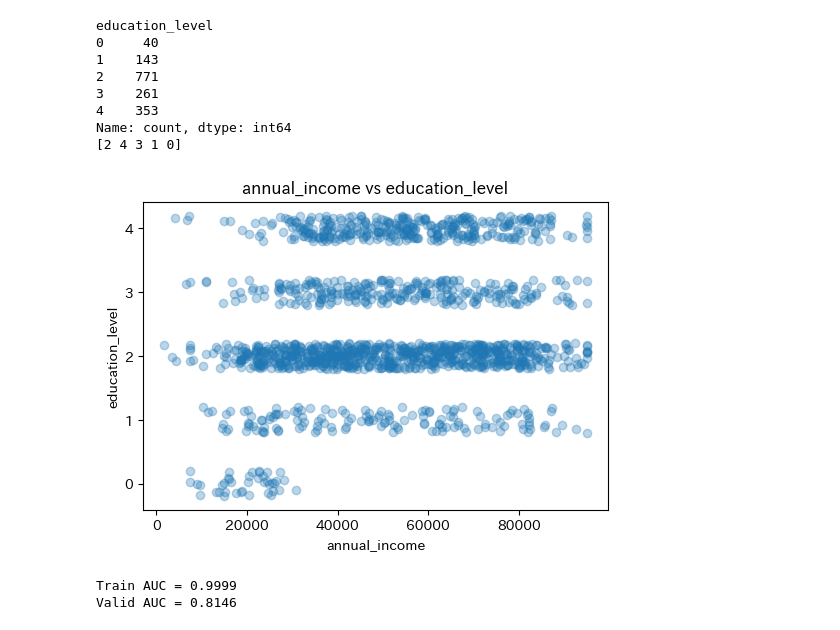
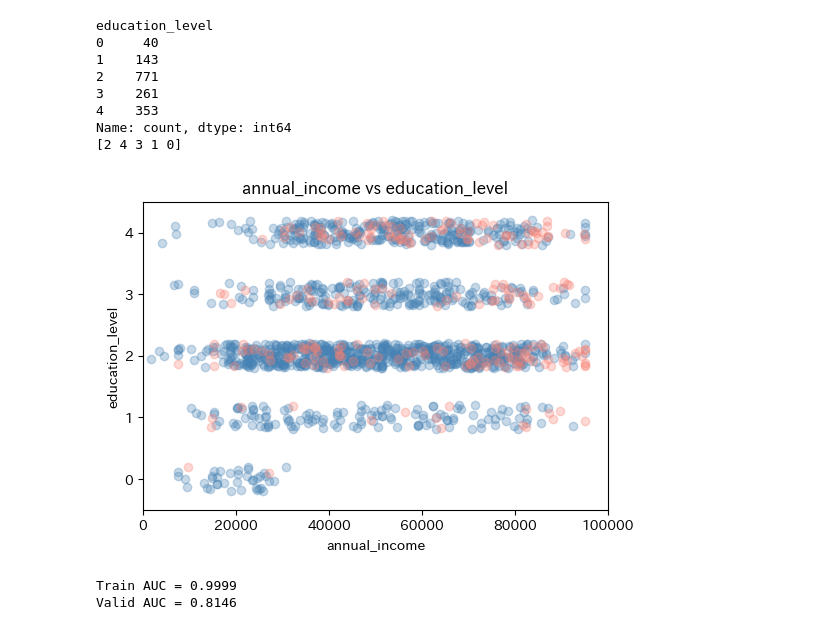
Before and after one commit to atsuro0415/GCI, a Jupyter notebook: 260620_コンペ2_try16.ipynb, the cells around one changed output. Saved outputs shown, nothing was run; the diff lists cells and outputs as text; code cells hidden in the pictures.

```diff
--- a/260620_コンペ2_try16.ipynb
+++ b/260620_コンペ2_try16.ipynb
@@ -250,34 +247,50 @@ Name: count, dtype: int64
 # %%
 #2軸散布図
 import matplotlib.pyplot as plt
 
 plt.figure(figsize=(6, 4))
-plt.scatter(train['annual_income'],
-             train['education_level'] + np.random.uniform(-0.2, 0.2, len(train)),  # jitter
-            alpha=0.3)
+
+# target=0
+sub0 = train[train['target'] == 0]
+plt.scatter(sub0['annual_income'],
+            sub0['education_level'] + np.random.uniform(-0.2, 0.2, len(sub0)),  # ← len(sub0)
+            alpha=0.3, color='steelblue', label='target=0')
+
+# target=1
+sub1 = train[train['target'] == 1]
+plt.scatter(sub1['annual_income'],
+            sub1['education_level'] + np.random.uniform(-0.2, 0.2, len(sub1)),  # ← len(sub1)
+            alpha=0.3, color='salmon', label='target=1')
+
+
+#plt.scatter(train['annual_income'],
+             #train['education_level'] + np.random.uniform(-0.2, 0.2, len(train)),  # jitter
+            #alpha=0.3)
 #alpha=0.3（透明度）と jitter（縦方向にランダムにずらす）を加えることで、重なりが解消されて傾向が見えやすくなります。
 plt.xlabel('annual_income')
 plt.ylabel('education_level')
+plt.xlim(0, 100000)      # X軸: 0〜200000 に制限
+plt.ylim(-0.5, 4.5)      # Y軸: -0.5〜4.5 に制限
 plt.title('annual_income vs education_level')
 plt.show()
 
 # 2軸散布図
 
 #edu_order = ['Below College', 'College', 'Bachelor', 'Master', 'Doctor']
 #edu_numeric = train['education_level'].map({v: i for i, v in enumerate(edu_order)})
 
 
 #plt.figure(figsize=(6, 4))
 #plt.scatter(train['annual_income'],
             #edu_numeric + np.random.uniform(-0.2, 0.2, len(train)),
             #alpha=0.3)
 #plt.xlabel('annual_income')
 #plt.yticks(range(len(edu_order)), edu_order)
 #plt.ylabel('education_level')
 #plt.title('annual_income vs education_level')
 #plt.show()
 # %% [output]
-[figure, old version]
+[figure, new version]
 # %%
 # ④ ラベルエンコーディング（文字列→数値）
 for col in ['education_level', 'marital_status']:
```
Also changed, not shown: parts of 21 cells of this notebook.
